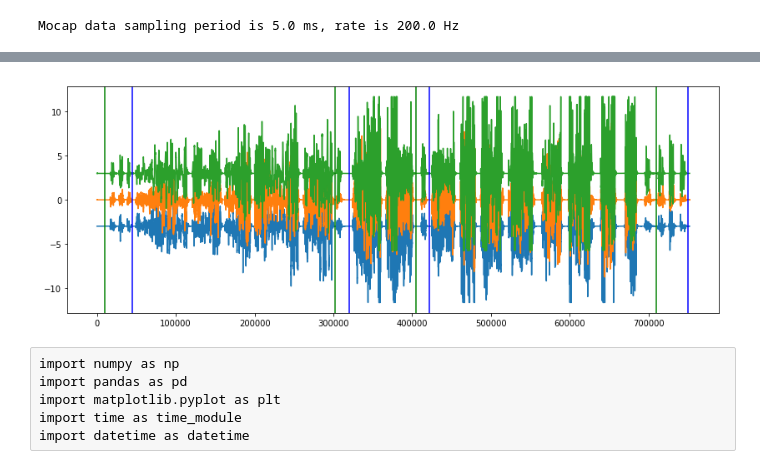
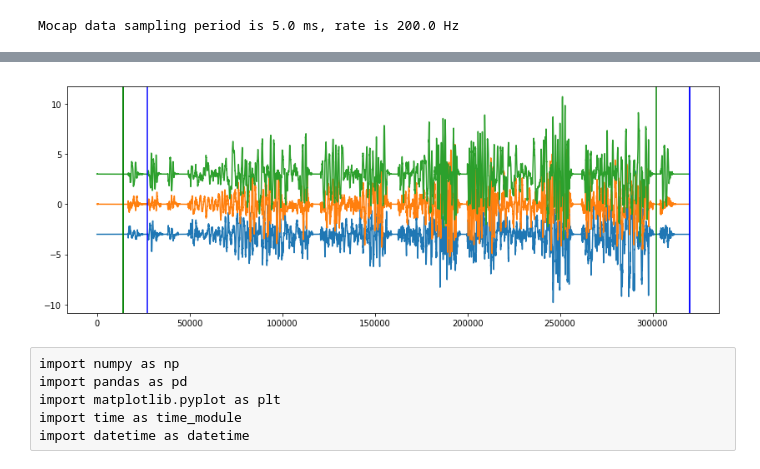
Before and after one commit to Marselka/mocap_imu_offset_obtaining_, a Jupyter notebook: mocap_imu_offset_otaining.ipynb, the cells around one changed output, grey strips where cells are left out. Cells and saved outputs as stored; diff of their text form; code cells hidden in the pictures.

```diff
--- a/mocap_imu_offset_otaining.ipynb
+++ b/mocap_imu_offset_otaining.ipynb
@@ -62,5 +53,5 @@ pd.read_csv('kek2.zip', compression='zip').head()
 # %%
-imu_data = pd.read_csv('kek2.zip', compression='zip')
+imu_data = pd.read_csv('imu.zip', compression='zip')
 imu_timestamps = imu_data['t'].to_numpy().squeeze() * 1.0e-9
 imu_ang_vel = imu_data[['ox', 'oy', 'oz']].to_numpy()
 # %%
@@ -104,11 +100,10 @@ print(f'Mocap data sampling period is {dt * 1000.} ms, rate is {1./dt} Hz')
 Mocap data sampling period is 5.0 ms, rate is 200.0 Hz
 # %%
 tns_mocap_timestamps = np.array([
-    [5000, 16000], # the _beginning_ and the _end_ of a twistnsync trial (Figure 2.3
+    [9500, 12000], # the _beginning_ and the _end_ of a twistnsync trial (Figure 2.3
                    # in https://mipt.ru/upload/medialibrary/f8b/dissertatsiya-fayzullin.pdf#figure.caption.16)
-    [67000, 70000],
-    [88000, 91000],
-    [148000, 158000]
+    [9500, 69990],
+    [67000, 69990],
 ])
 
 plt.figure(figsize=(14,5))
@@ -135,19 +130,18 @@ mocap_ang_vel = get_mocap_based_angular_velocity(
     mocap_notna_timestamps, mocap_notna_quaternions, mocap_all_timestamps)
 # %%
 tns_imu_timestamps = np.array([
-    [10000, 45000],
-    [302000, 320000],
-    [405000, 422000],
-    [710000, 750000]
+    [14000, 27000],
+    [14000, 319990],
+    [302000, 319990]
 ])
 
 plt.figure(figsize=(14,5))
 plt.plot(imu_ang_vel + d * 3)
 for begin, end in zip(tns_imu_timestamps[:, 0], tns_imu_timestamps[:, 1]):
     plt.axvline(begin, c='g')
     plt.axvline(end, c='b')
 # %% [output]
-[figure, old version]
+[figure, new version]
 # %% [raw]
 import numpy as np
 import pandas as pd
```
Also changed, not shown: parts of 14 cells of this notebook, 2 other files.
